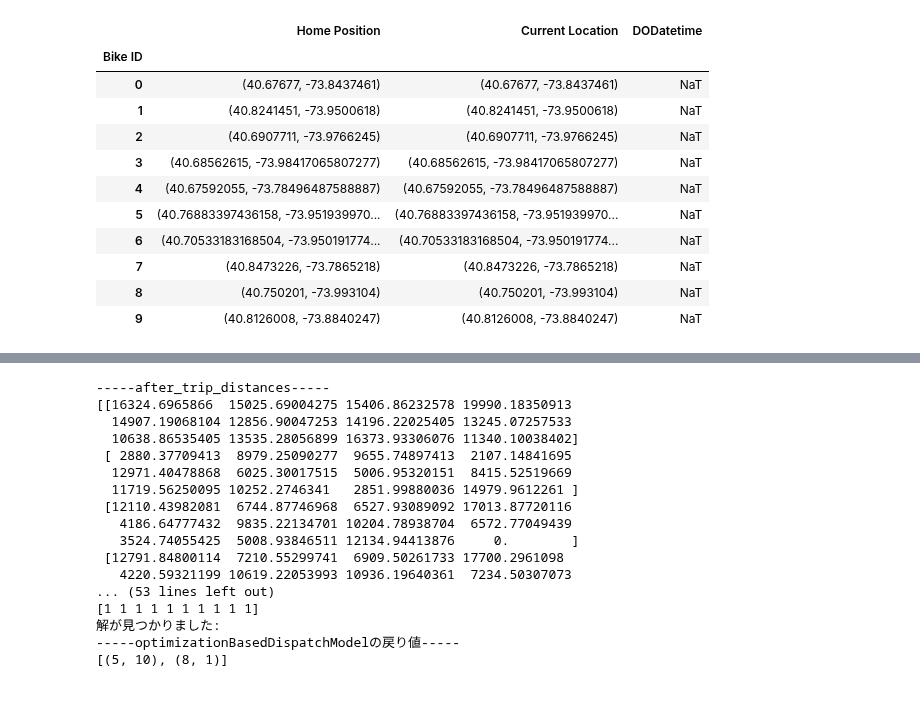
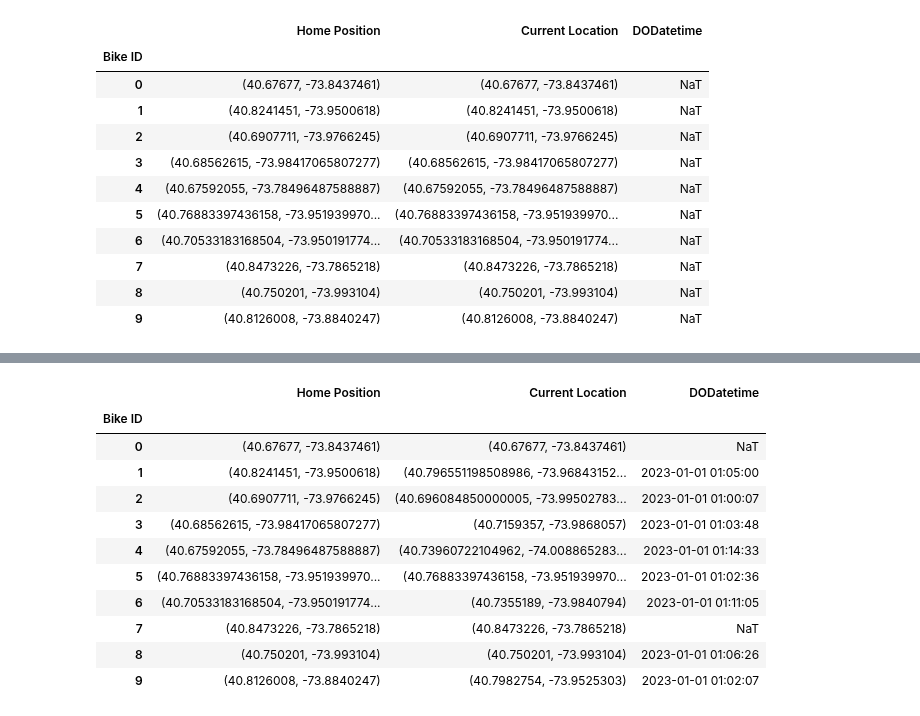
Before and after one commit to Koki-Kazaore/Research, a Jupyter notebook: googleColabEnv/optimizationBasedDispatchModel/optimizationBasedDispatchModel.ipynb, the cells around one changed output, grey strips where cells are left out. Drawn from its saved outputs; the diff is of its cells as text; code cells hidden in the pictures.

```diff
--- a/googleColabEnv/optimizationBasedDispatchModel/optimizationBasedDispatchModel.ipynb
+++ b/googleColabEnv/optimizationBasedDispatchModel/optimizationBasedDispatchModel.ipynb
@@ -377,24 +407,16 @@ optimizationBasedDispatchModel = optimizationBasedDispatchModel(df_locations, B)
-# %%
-# solve()を実行
-bike_assignment = optimizationBasedDispatchModel.solve(J)
-
-print('-----optimizationBasedDispatchModelの戻り値-----')
-print(bike_assignment)
-# %% [output]
------after_trip_distances-----
-[[16324.6965866  15025.69004275 15406.86232578 19990.18350913
-  14907.19068104 12856.90047253 14196.22025405 13245.07257533
-  10638.86535405 13535.28056899 16373.93306076 11340.10038402]
- [ 2880.37709413  8979.25090277  9655.74897413  2107.14841695
-  12971.40478868  6025.30017515  5006.95320151  8415.52519669
-  11719.56250095 10252.2746341   2851.99880036 14979.9612261 ]
- [12110.43982081  6744.87746968  6527.93089092 17013.87720116
-   4186.64777432  9835.22134701 10204.78938704  6572.77049439
-   3524.74055425  5008.93846511 12134.94413876     0.        ]
- [12791.84800114  7210.55299741  6909.50261733 17700.2961098
-   4220.59321199 10619.22053993 10936.19640361  7234.50307073
-... (53 lines left out)
-[1 1 1 1 1 1 1 1 1 1]
-解が見つかりました:
------optimizationBasedDispatchModelの戻り値-----
-[(5, 10), (8, 1)]
+# %%
+# 自転車のステータスを確認
+B
+# %% [output]
+|  | Home Position | Current Location | DODatetime |
+| Bike ID |  |  |  |
+| 0 | (40.67677, -73.8437461) | (40.67677, -73.8437461) | NaT |
+| 1 | (40.8241451, -73.9500618) | (40.796551198508986, -73.96843152... | 2023-01-01 01:05:00 |
+| 2 | (40.6907711, -73.9766245) | (40.696084850000005, -73.99502783... | 2023-01-01 01:00:07 |
+| 3 | (40.68562615, -73.98417065807277) | (40.7159357, -73.9868057) | 2023-01-01 01:03:48 |
+| 4 | (40.67592055, -73.78496487588887) | (40.73960722104962, -74.008865283... | 2023-01-01 01:14:33 |
+| 5 | (40.76883397436158, -73.951939970... | (40.76883397436158, -73.951939970... | 2023-01-01 01:02:36 |
+| 6 | (40.70533183168504, -73.950191774... | (40.7355189, -73.9840794) | 2023-01-01 01:11:05 |
+| 7 | (40.8473226, -73.7865218) | (40.8473226, -73.7865218) | NaT |
+| 8 | (40.750201, -73.993104) | (40.750201, -73.993104) | 2023-01-01 01:06:26 |
+| 9 | (40.8126008, -73.8840247) | (40.7982754, -73.9525303) | 2023-01-01 01:02:07 |
```
Also changed, not shown: parts of 9 cells of this notebook.
